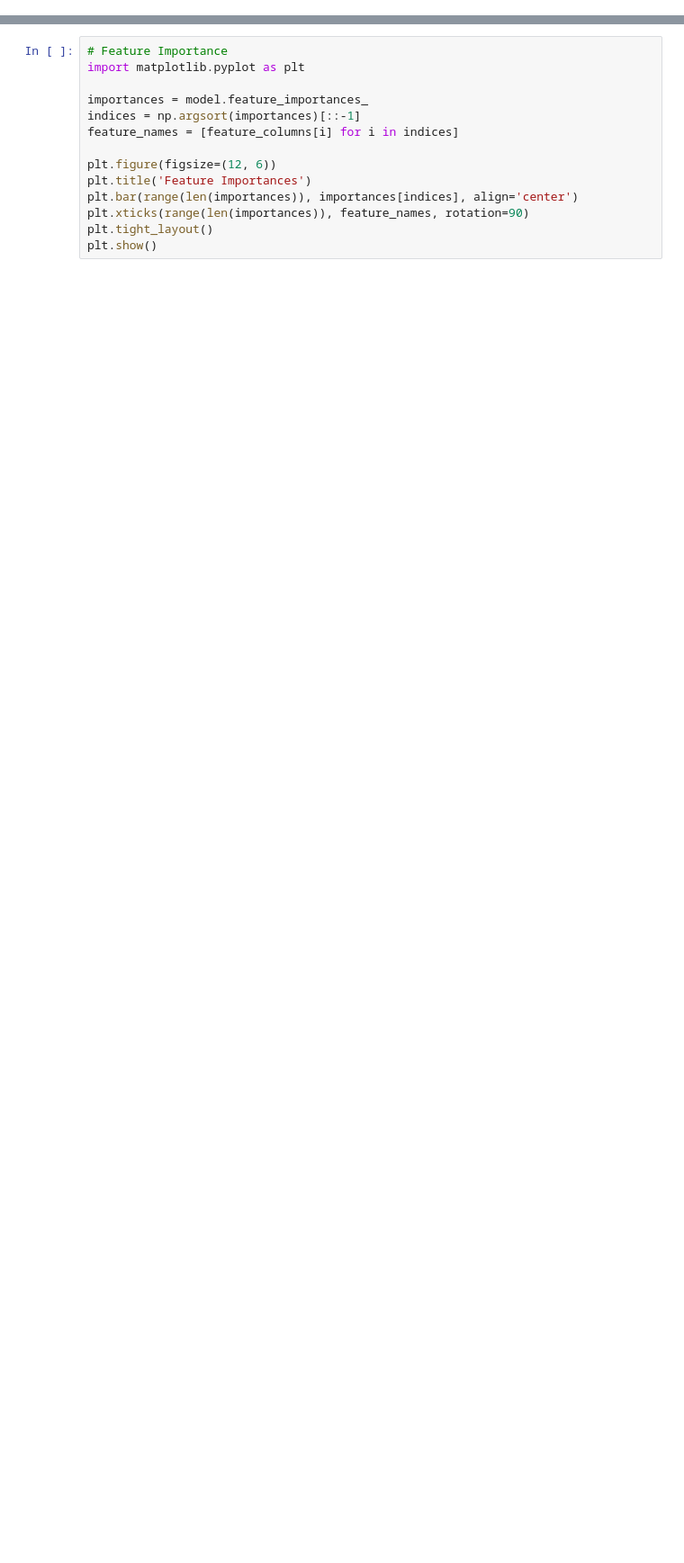
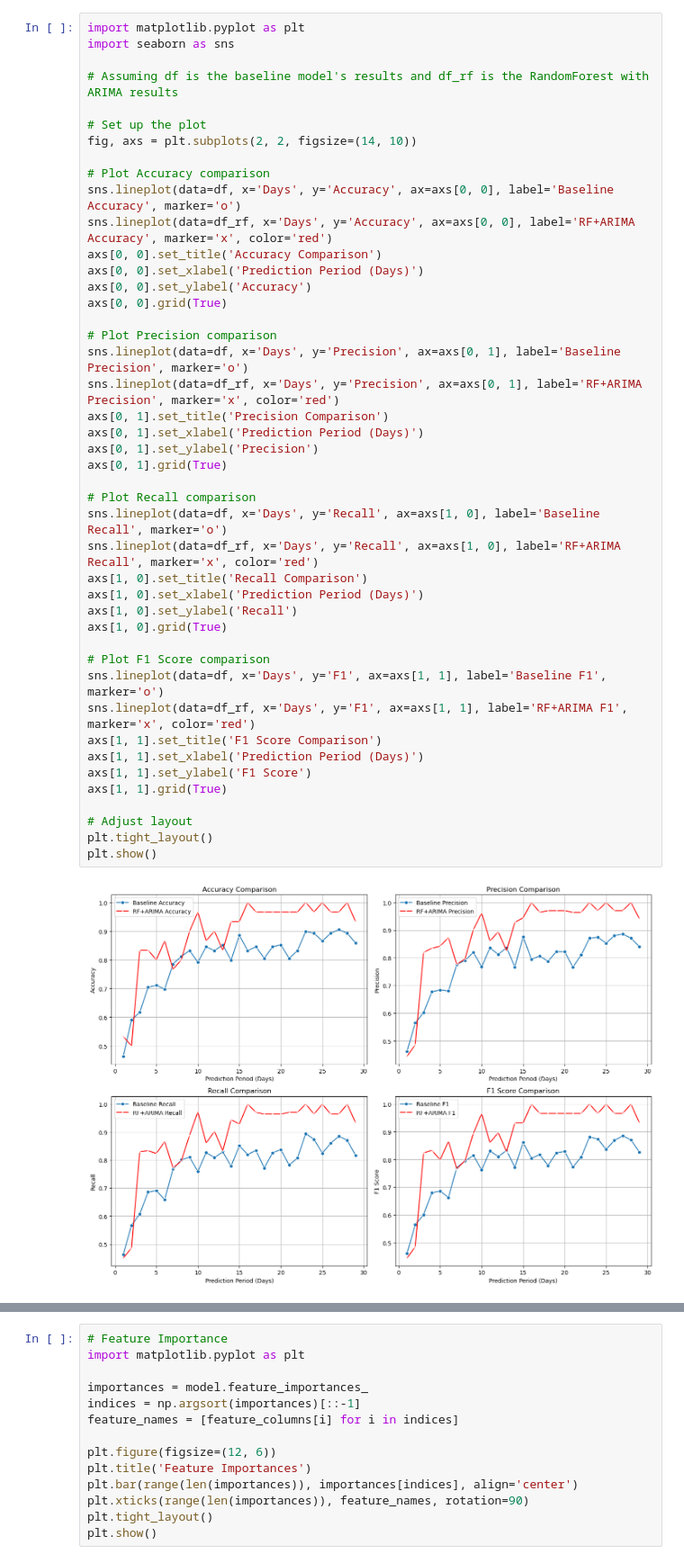
Before and after one commit to haechan01/ML-stock-market-prediction, a Jupyter notebook: ML.ipynb, the cells around one changed output, grey strips where cells are left out. Shown at 90% size. Drawn from its saved outputs; the diff is of its cells as text; blank space fills up the shorter version.

```diff
--- a/ML.ipynb
+++ b/ML.ipynb
@@ -247,0 +275,46 @@ Average Accuracy over 5 folds: 53.42%
+# %%
+import matplotlib.pyplot as plt
+import seaborn as sns
+
+# Assuming df is the baseline model's results and df_rf is the RandomForest with ARIMA results
+
+# Set up the plot
+fig, axs = plt.subplots(2, 2, figsize=(14, 10))
+
+# Plot Accuracy comparison
+sns.lineplot(data=df, x='Days', y='Accuracy', ax=axs[0, 0], label='Baseline Accuracy', marker='o')
+sns.lineplot(data=df_rf, x='Days', y='Accuracy', ax=axs[0, 0], label='RF+ARIMA Accuracy', marker='x', color='red')
+axs[0, 0].set_title('Accuracy Comparison')
+axs[0, 0].set_xlabel('Prediction Period (Days)')
+axs[0, 0].set_ylabel('Accuracy')
+axs[0, 0].grid(True)
+
+# Plot Precision comparison
+sns.lineplot(data=df, x='Days', y='Precision', ax=axs[0, 1], label='Baseline Precision', marker='o')
+sns.lineplot(data=df_rf, x='Days', y='Precision', ax=axs[0, 1], label='RF+ARIMA Precision', marker='x', color='red')
+axs[0, 1].set_title('Precision Comparison')
+axs[0, 1].set_xlabel('Prediction Period (Days)')
+axs[0, 1].set_ylabel('Precision')
+axs[0, 1].grid(True)
+
+# Plot Recall comparison
+sns.lineplot(data=df, x='Days', y='Recall', ax=axs[1, 0], label='Baseline Recall', marker='o')
+sns.lineplot(data=df_rf, x='Days', y='Recall', ax=axs[1, 0], label='RF+ARIMA Recall', marker='x', color='red')
+axs[1, 0].set_title('Recall Comparison')
+axs[1, 0].set_xlabel('Prediction Period (Days)')
+axs[1, 0].set_ylabel('Recall')
+axs[1, 0].grid(True)
+
+# Plot F1 Score comparison
+sns.lineplot(data=df, x='Days', y='F1', ax=axs[1, 1], label='Baseline F1', marker='o')
+sns.lineplot(data=df_rf, x='Days', y='F1', ax=axs[1, 1], label='RF+ARIMA F1', marker='x', color='red')
+axs[1, 1].set_title('F1 Score Comparison')
+axs[1, 1].set_xlabel('Prediction Period (Days)')
+axs[1, 1].set_ylabel('F1 Score')
+axs[1, 1].grid(True)
+
+# Adjust layout
+plt.tight_layout()
+plt.show()
+# %% [output]
+[figure, added]
```
Also changed, not shown: parts of 31 cells of this notebook, 3 other files.
